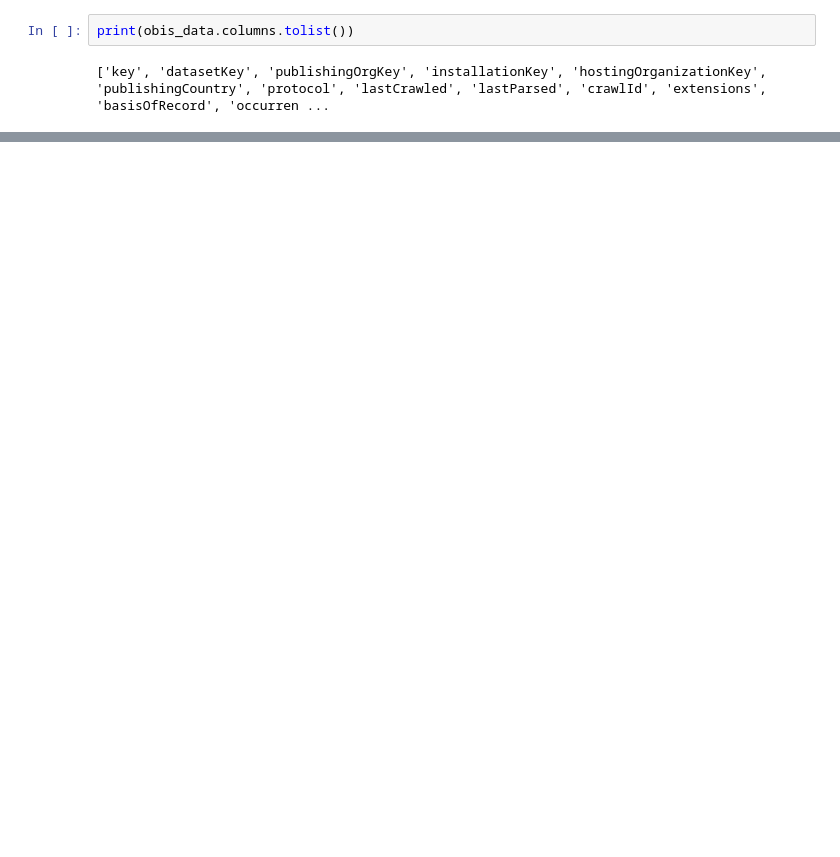
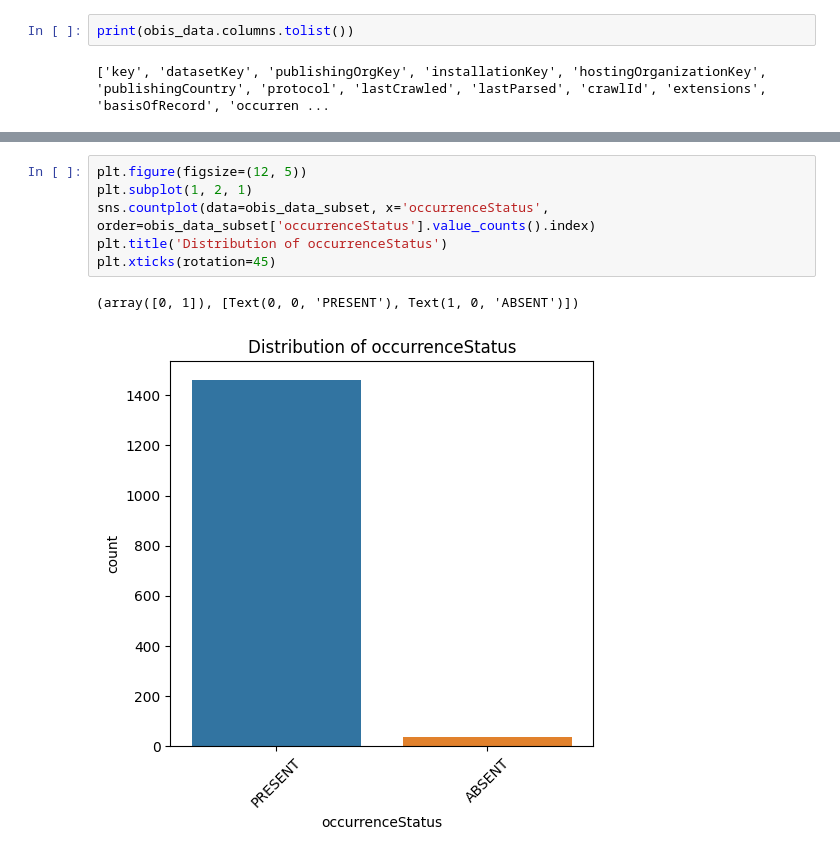
Before and after one commit to anhphuongnguyenquynh/marine-species-distribution-models-labs, a Jupyter notebook: notebook/gbif_data_exploration.ipynb, the cells around one changed output, grey strips where cells are left out. Cells and saved outputs as stored; diff of their text form; blank space fills up the shorter version.

```diff
--- a/notebook/gbif_data_exploration.ipynb
+++ b/notebook/gbif_data_exploration.ipynb
@@ -124,0 +156,9 @@ Unique values in column 'island': [nan 'Malpelo' 'Isla de Malpelo']
+# %%
+plt.figure(figsize=(12, 5))
+plt.subplot(1, 2, 1)
+sns.countplot(data=obis_data_subset, x='occurrenceStatus', order=obis_data_subset['occurrenceStatus'].value_counts().index)
+plt.title('Distribution of occurrenceStatus')
+plt.xticks(rotation=45)
+# %% [output]
+(array([0, 1]), [Text(0, 0, 'PRESENT'), Text(1, 0, 'ABSENT')])
+[figure, added]
```
Also changed, not shown: parts of 13 cells of this notebook.
